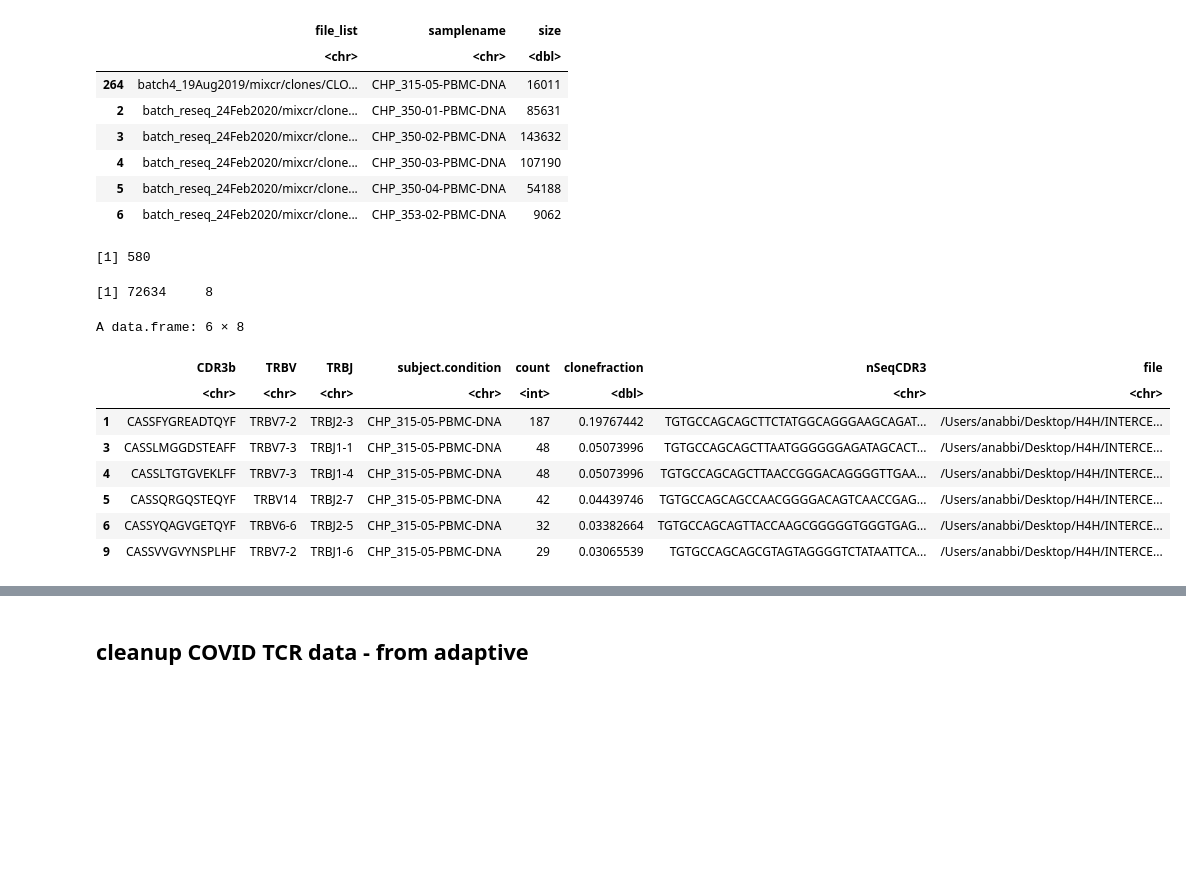
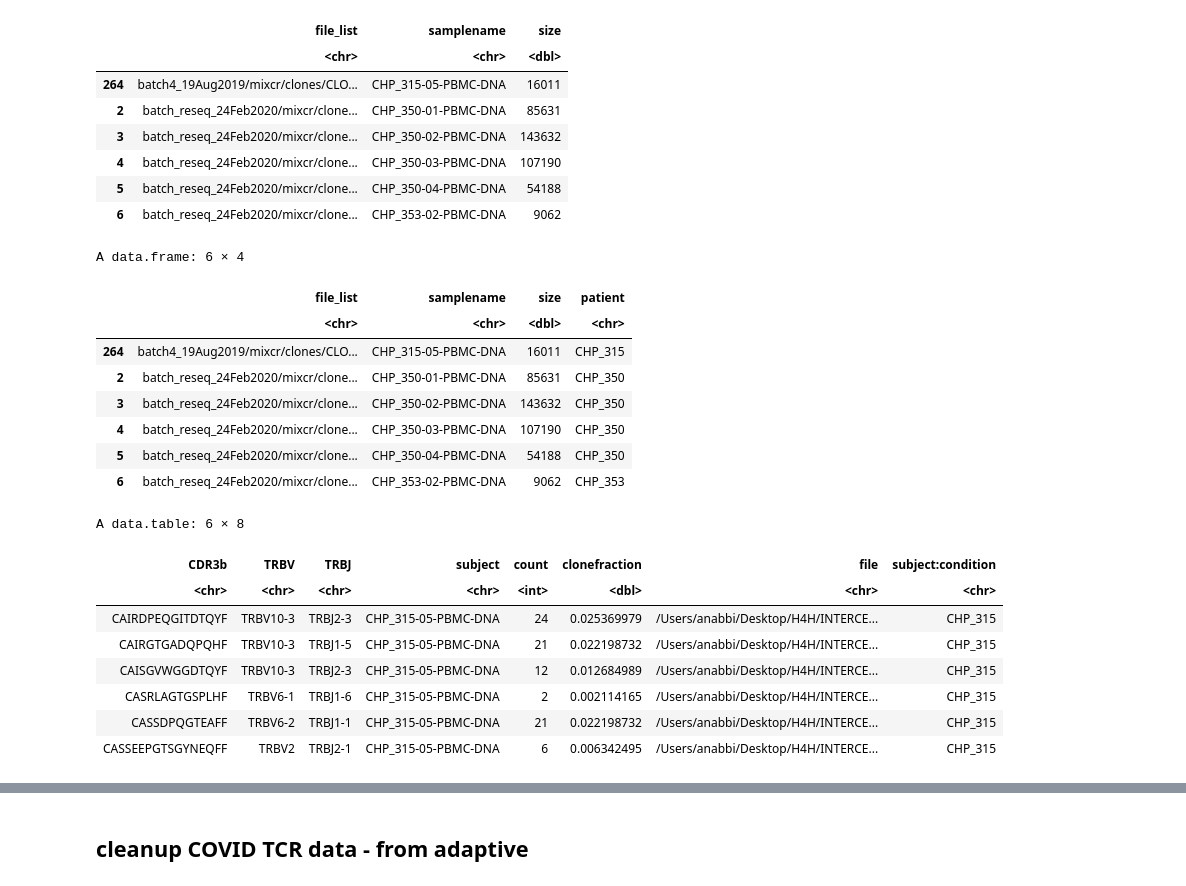
Before and after one commit to pughlab/ped_CapTCRseq, a Jupyter notebook: notebooks/000_GLIPH.ipynb, the cells around one changed output, grey strips where cells are left out. Saved outputs shown, nothing was run; the diff lists cells and outputs as text; code cells hidden in the pictures; blank space fills up the shorter version.

Commit message:
make gliph input combining INTERCEPT, Covid and VDJdb

```diff
--- a/notebooks/000_GLIPH.ipynb
+++ b/notebooks/000_GLIPH.ipynb
@@ -6,3 +8,15 @@
 # %% [markdown]
 # Functions
+# %%
+toString_onefle.fx <- function(df, tostringvar){
+    setDT(df)
+    ab <- df[, .(tostringvar = toString( eval(parse( text = tostringvar))), #bind subjects
+                 count = sum(count)),  #get sum of counts
+             by = c("CDR3b", "TRBV", "TRBJ")] #get duplicates sequences with the same cdr3 + TRBV + TRBJ
+    df_ab <- merge(df, ab, by = c("CDR3b","TRBV","TRBJ")) # merge together
+    df_ab_dedup <- dplyr::distinct(df_ab, CDR3b, TRBV, TRBJ, tostringvar, .keep_all= TRUE)
+
+    return(df_ab_dedup[, c("CDR3b", "TRBV", "TRBJ", "samplename",
+                           "count.y", "clonefraction", "tostringvar", "file")])
+}
 # %%
@@ -35,4 +49,18 @@ A data.frame: 6 × 3
 | 4 | batch_reseq_24Feb2020/mixcr/clone... | CHP_350-03-PBMC-DNA | 107190 |
 | 5 | batch_reseq_24Feb2020/mixcr/clone... | CHP_350-04-PBMC-DNA | 54188 |
 | 6 | batch_reseq_24Feb2020/mixcr/clone... | CHP_353-02-PBMC-DNA | 9062 |
+# %%
+file_df_dedup_trb$patient <- substr(file_df_dedup_trb$samplename, 1,7)
+# %%
+head(file_df_dedup_trb)
+# %% [output]
+A data.frame: 6 × 4
+|  | file_list | samplename | size | patient |
+|  | <chr> | <chr> | <dbl> | <chr> |
+| 264 | batch4_19Aug2019/mixcr/clones/CLO... | CHP_315-05-PBMC-DNA | 16011 | CHP_315 |
+| 2 | batch_reseq_24Feb2020/mixcr/clone... | CHP_350-01-PBMC-DNA | 85631 | CHP_350 |
+| 3 | batch_reseq_24Feb2020/mixcr/clone... | CHP_350-02-PBMC-DNA | 143632 | CHP_350 |
+| 4 | batch_reseq_24Feb2020/mixcr/clone... | CHP_350-03-PBMC-DNA | 107190 | CHP_350 |
+| 5 | batch_reseq_24Feb2020/mixcr/clone... | CHP_350-04-PBMC-DNA | 54188 | CHP_350 |
+| 6 | batch_reseq_24Feb2020/mixcr/clone... | CHP_353-02-PBMC-DNA | 9062 | CHP_353 |
 # %%
@@ -63,10 +122,2 @@ for(i in 1:nrow(file_df_dedup_trb)){
-# %%
-length(mylist)
-# %% [output]
-[1] 580
 # %%
-gliph_input <- do.call("rbind", mylist)
+taball <- do.call("rbind", taball_list)
-# %%
-dim(gliph_input)
-# %% [output]
-[1] 72634     8
@@ -73,12 +129,12 @@ dim(gliph_input)
 # %%
-head(gliph_input)
+head(taball)
 # %% [output]
-A data.frame: 6 × 8
+A data.table: 6 × 8
-|  | CDR3b | TRBV | TRBJ | subject.condition | count | clonefraction | nSeqCDR3 | file |
-|  | <chr> | <chr> | <chr> | <chr> | <int> | <dbl> | <chr> | <chr> |
-| 1 | CASSFYGREADTQYF | TRBV7-2 | TRBJ2-3 | CHP_315-05-PBMC-DNA | 187 | 0.19767442 | TGTGCCAGCAGCTTCTATGGCAGGGAAGCAGAT... | /Users/anabbi/Desktop/H4H/INTERCE... |
-| 3 | CASSLMGGDSTEAFF | TRBV7-3 | TRBJ1-1 | CHP_315-05-PBMC-DNA | 48 | 0.05073996 | TGTGCCAGCAGCTTAATGGGGGGAGATAGCACT... | /Users/anabbi/Desktop/H4H/INTERCE... |
-| 4 | CASSLTGTGVEKLFF | TRBV7-3 | TRBJ1-4 | CHP_315-05-PBMC-DNA | 48 | 0.05073996 | TGTGCCAGCAGCTTAACCGGGACAGGGGTTGAA... | /Users/anabbi/Desktop/H4H/INTERCE... |
-| 5 | CASSQRGQSTEQYF | TRBV14 | TRBJ2-7 | CHP_315-05-PBMC-DNA | 42 | 0.04439746 | TGTGCCAGCAGCCAACGGGGACAGTCAACCGAG... | /Users/anabbi/Desktop/H4H/INTERCE... |
-| 6 | CASSYQAGVGETQYF | TRBV6-6 | TRBJ2-5 | CHP_315-05-PBMC-DNA | 32 | 0.03382664 | TGTGCCAGCAGTTACCAAGCGGGGGTGGGTGAG... | /Users/anabbi/Desktop/H4H/INTERCE... |
-| 9 | CASSVVGVYNSPLHF | TRBV7-2 | TRBJ1-6 | CHP_315-05-PBMC-DNA | 29 | 0.03065539 | TGTGCCAGCAGCGTAGTAGGGGTCTATAATTCA... | /Users/anabbi/Desktop/H4H/INTERCE... |
+| CDR3b | TRBV | TRBJ | subject | count | clonefraction | file | subject:condition |
+| <chr> | <chr> | <chr> | <chr> | <int> | <dbl> | <chr> | <chr> |
+| CAIRDPEQGITDTQYF | TRBV10-3 | TRBJ2-3 | CHP_315-05-PBMC-DNA | 24 | 0.025369979 | /Users/anabbi/Desktop/H4H/INTERCE... | CHP_315 |
+| CAIRGTGADQPQHF | TRBV10-3 | TRBJ1-5 | CHP_315-05-PBMC-DNA | 21 | 0.022198732 | /Users/anabbi/Desktop/H4H/INTERCE... | CHP_315 |
+| CAISGVWGGDTQYF | TRBV10-3 | TRBJ2-3 | CHP_315-05-PBMC-DNA | 12 | 0.012684989 | /Users/anabbi/Desktop/H4H/INTERCE... | CHP_315 |
+| CASRLAGTGSPLHF | TRBV6-1 | TRBJ1-6 | CHP_315-05-PBMC-DNA | 2 | 0.002114165 | /Users/anabbi/Desktop/H4H/INTERCE... | CHP_315 |
+| CASSDPQGTEAFF | TRBV6-2 | TRBJ1-1 | CHP_315-05-PBMC-DNA | 21 | 0.022198732 | /Users/anabbi/Desktop/H4H/INTERCE... | CHP_315 |
+| CASSEEPGTSGYNEQFF | TRBV2 | TRBJ2-1 | CHP_315-05-PBMC-DNA | 6 | 0.006342495 | /Users/anabbi/Desktop/H4H/INTERCE... | CHP_315 |
```
Also changed, not shown: parts of 63 cells of this notebook.
